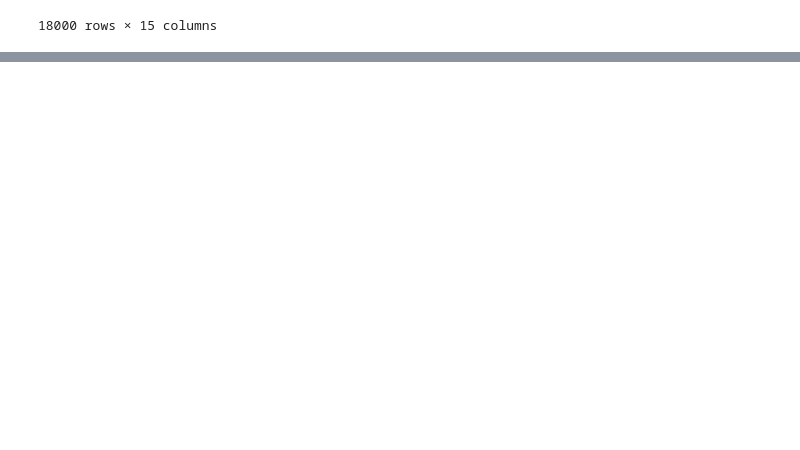
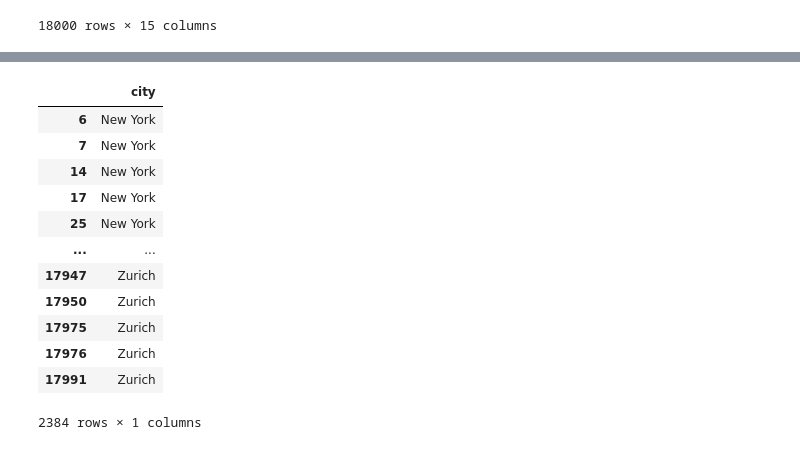
Before and after one commit to Vaishnavi68-hub/Maching-Learning, a Jupyter notebook: pandas.ipynb, the cells around one changed output, grey strips where cells are left out. Cells and saved outputs as stored; diff of their text form; code cells hidden in the pictures; blank space fills up the shorter version.

```diff
--- a/pandas.ipynb
+++ b/pandas.ipynb
@@ -277,3 +280,19 @@ df
 
 df[df["aqi"] > 100 ]
 df[(df["aqi"] > 100 ) & (df["temperature"] > 30 )]
+
+
+aqi_data = df[(df["aqi"] > 100 )& (df["temperature" ] > 30)][["city" , "aqi"]]
+aqi_data.iloc(0)
+
+aqi_data
+
+aqi_data.loc[6]
+
+
+
+
+# Query method - returns copy
+
+
+aqi_data = df.query("aqi >100 & temperature > 30")[["city"]].copy()
@@ -293,0 +299,16 @@ df[(df["aqi"] > 100 ) & (df["temperature"] > 30 )]
+# %%
+aqi_data
+# %% [output]
+|  | city |
+| 6 | New York |
+| 7 | New York |
+| 14 | New York |
+| 17 | New York |
+| 25 | New York |
+| ... | ... |
+| 17947 | Zurich |
+| 17950 | Zurich |
+| 17975 | Zurich |
+| 17976 | Zurich |
+| 17991 | Zurich |
+2384 rows × 1 columns
```
Also changed, not shown: parts of 11 cells of this notebook, 4 other files.
